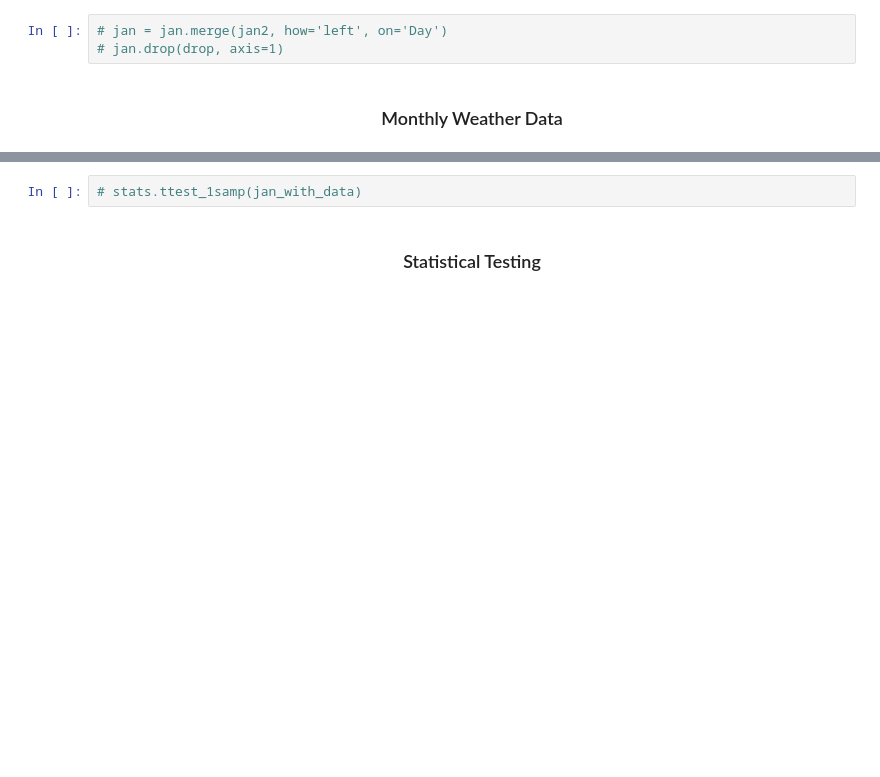
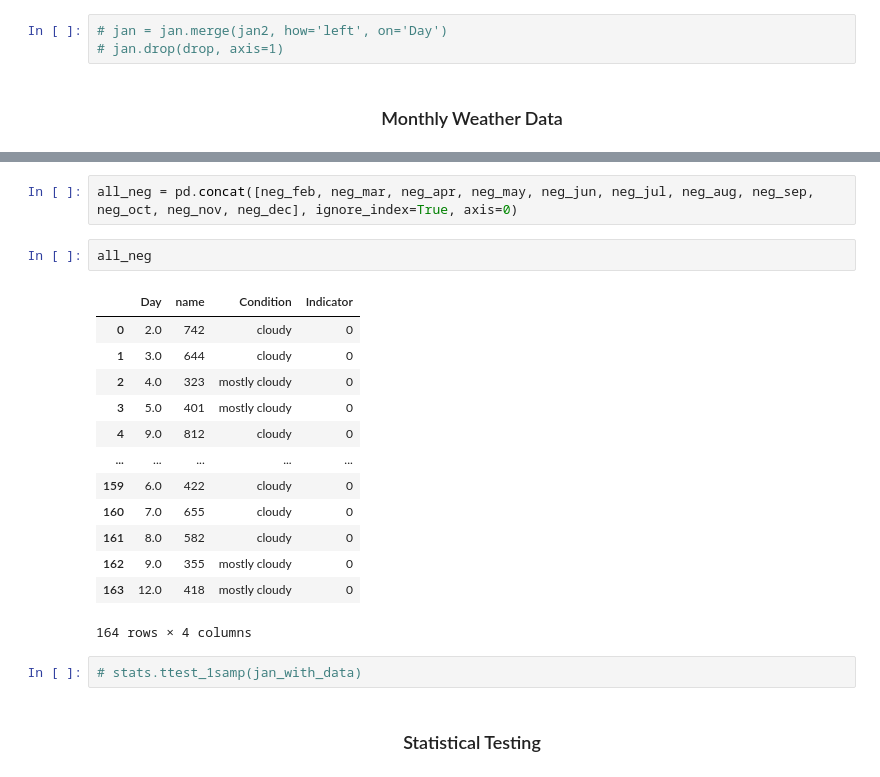
Before and after one commit to egitit/Yelp_Business_Check-ins_and_The-Weather, a Jupyter notebook: yelp_checkin_eda.ipynb, the cells around one changed output, grey strips where cells are left out. Drawn from its saved outputs; the diff is of its cells as text; blank space fills up the shorter version.

```diff
--- a/yelp_checkin_eda.ipynb
+++ b/yelp_checkin_eda.ipynb
@@ -496,3 +586,21 @@ wdec = dec_with_data['Indicator'].mean()
+# %%
+all_neg = pd.concat([neg_feb, neg_mar, neg_apr, neg_may, neg_jun, neg_jul, neg_aug, neg_sep, neg_oct, neg_nov, neg_dec], ignore_index=True, axis=0)
+# %%
+all_neg
+# %% [output]
+|  | Day | name | Condition | Indicator |
+| 0 | 2.0 | 742 | cloudy | 0 |
+| 1 | 3.0 | 644 | cloudy | 0 |
+| 2 | 4.0 | 323 | mostly cloudy | 0 |
+| 3 | 5.0 | 401 | mostly cloudy | 0 |
+| 4 | 9.0 | 812 | cloudy | 0 |
+| ... | ... | ... | ... | ... |
+| 159 | 6.0 | 422 | cloudy | 0 |
+| 160 | 7.0 | 655 | cloudy | 0 |
+| 161 | 8.0 | 582 | cloudy | 0 |
+| 162 | 9.0 | 355 | mostly cloudy | 0 |
+| 163 | 12.0 | 418 | mostly cloudy | 0 |
+164 rows × 4 columns
 # %%
 # stats.ttest_1samp(jan_with_data)
 # %% [markdown]
```
Also changed, not shown: parts of 27 cells of this notebook.
